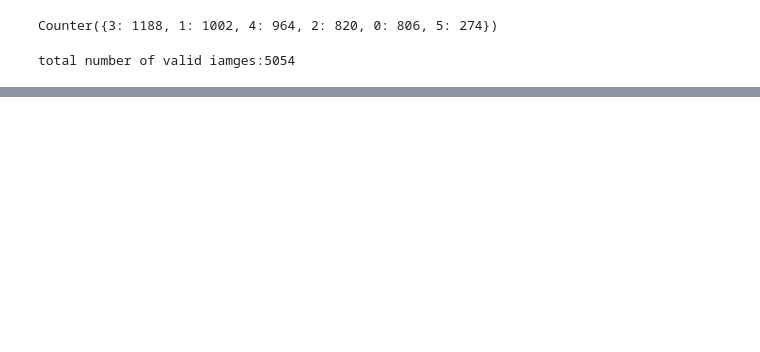
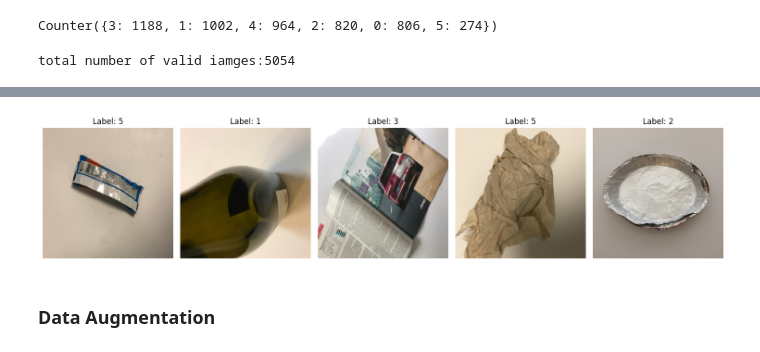
Before and after one commit to Chronostasiss/trash_classification, a Jupyter notebook: notebooks/trash_classification.ipynb, the cells around one changed output, grey strips where cells are left out. Saved outputs shown, nothing was run; the diff lists cells and outputs as text; code cells hidden in the pictures; blank space fills up the shorter version.

```diff
--- a/notebooks/trash_classification.ipynb
+++ b/notebooks/trash_classification.ipynb
@@ -93,0 +140,13 @@ total number of valid iamges:5054
+# %%
+split_ds = ds["train"].train_test_split(test_size = 0.2, seed=42 )
+temp = split_ds["test"].train_test_split(test_size = 0.5, seed=42 )
+
+split_ds = {
+    "train" : split_ds["train"],
+    "validation" : temp["train"],
+    "test" : temp["test"]
+}
+
+print('train size',len(split_ds['train']))
+print('validation size', len(split_ds['validation']))
+print('test size', len(split_ds['test']))
@@ -93,0 +159,13 @@ total number of valid iamges:5054
+# %%
+def resize_img(placeholder, size=(244, 244)):
+    img = placeholder['image']
+    if isinstance(img, Image.Image):
+        placeholder['image'] = img.resize(size)
+    return placeholder
+# %%
+split_ds['train'] = split_ds['train'].map(lambda x: resize_img(x, size=(244, 244)))
+split_ds['validation'] = split_ds['validation'].map(lambda x: resize_img(x, size=(244, 244)))
+split_ds['test'] = split_ds['test'].map(lambda x: resize_img(x, size=(244, 244)))
+
+
+# 21mins
@@ -93,0 +228,21 @@ total number of valid iamges:5054
+# %%
+n= 5  # Number of images to display
+random_indices = random.sample(range(len(split_ds['train'])), n)  # Random indices
+
+fig, axes = plt.subplots(1, n, figsize=(15, 5))
+
+for i, idx in enumerate(random_indices):
+    image = split_ds['train'][idx]['image']
+    label = split_ds['train'][idx]['label']
+
+    # Display the image
+    axes[i].imshow(image)
+    axes[i].set_title(f"Label: {label}")
+    axes[i].axis('off')
+
+plt.tight_layout()
+plt.show()
+# %% [output]
+[figure, added]
+# %% [markdown]
+### Data Augmentation
```
Also changed, not shown: parts of 39 cells of this notebook, 1 other file.
